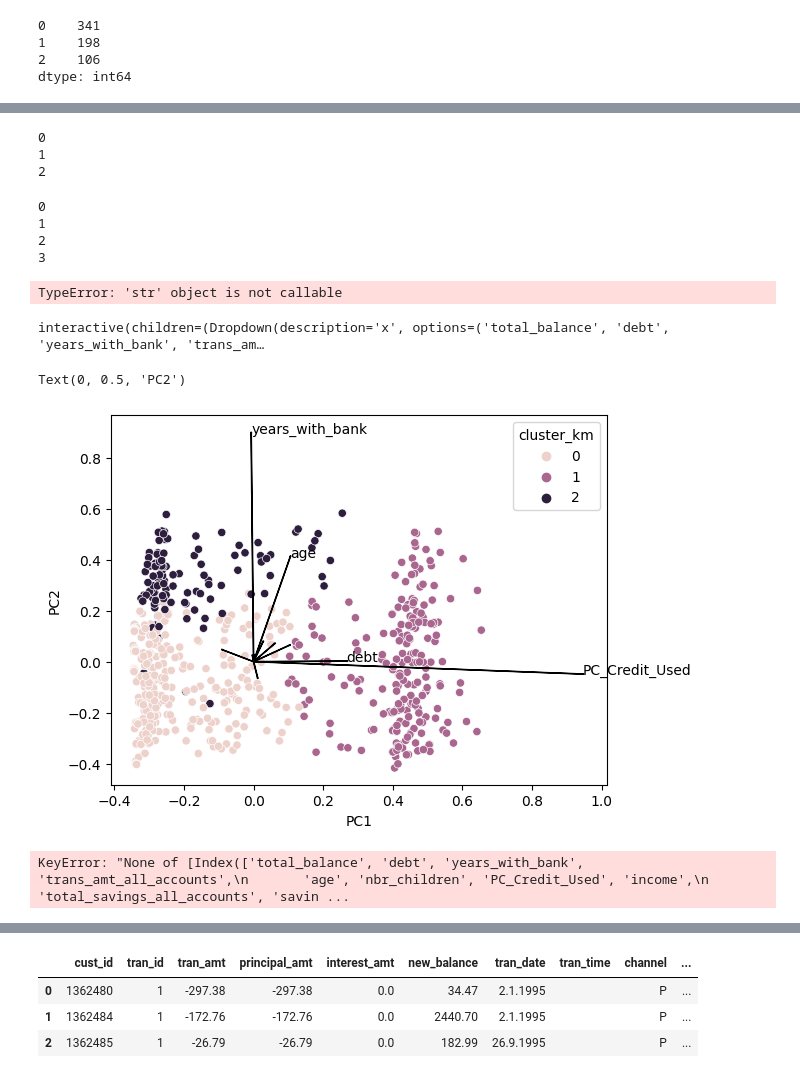
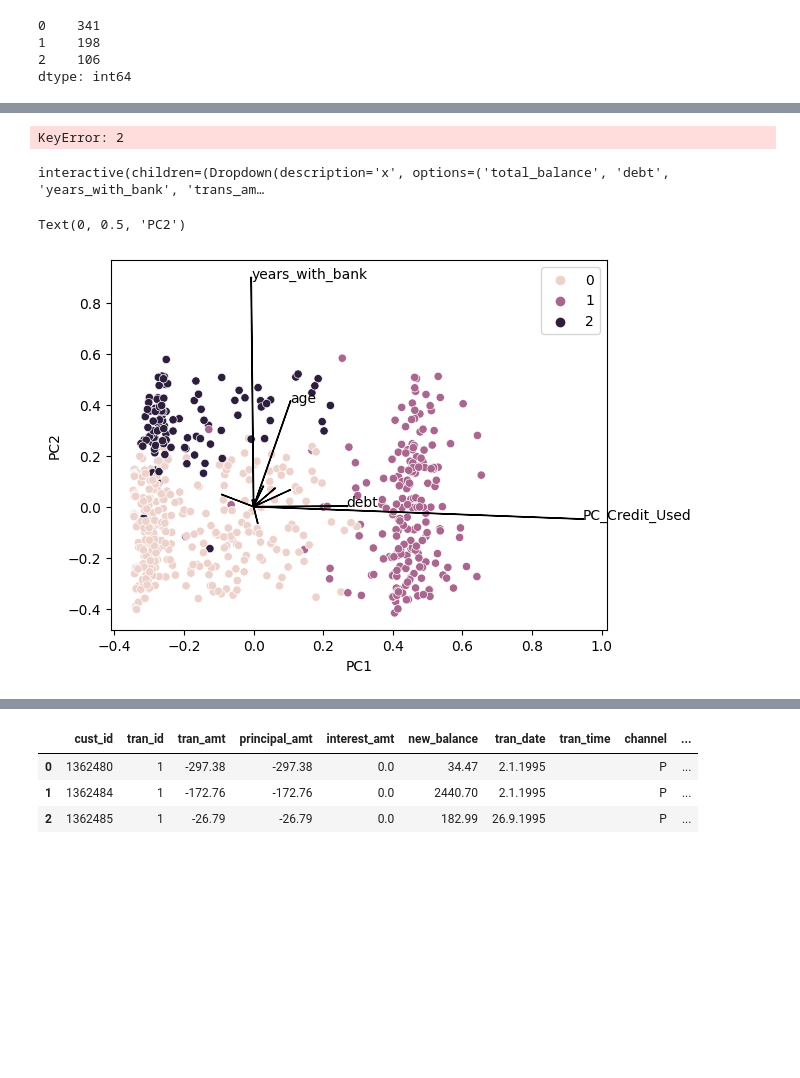
Before and after one commit to silvhua-Lighthouse/mini-project-III, a Jupyter notebook: mini-project-III.ipynb, the cells around one changed output, grey strips where cells are left out. Cells and saved outputs as stored; diff of their text form; code cells hidden in the pictures; blank space fills up the shorter version.

```diff
--- a/mini-project-III.ipynb
+++ b/mini-project-III.ipynb
@@ -1418,44 +1411,36 @@ fig.update_layout(title='Median values of AC Clusters',
 fig.show()
 # %%
 # # 2022-10-13 19:17 Failed attempt at radar Scatter plot
-df=modelData.transpose()[[0,1,2,3]].reset_index()
-fig = go.Figure()
-for customer in range(1,df.shape[1]-1):
-    print(df.columns.to_list()[customer])
-    fig.add_trace(
-        go.Scatterpolar(r=df[customer], theta=df['index'],))
-        # color='cluster_km')#, symbol="strength", size="frequency",
-        # color_discrete_sequence=px.colors.sequential.Plasma_r)
-fig.show()
+# df=modelData.transpose()[[0,1,2,3]].reset_index()
+# fig = go.Figure()
+# for customer in range(1,df.shape[1]-1):
+#     print(df.columns.to_list()[customer])
+#     fig.add_trace(
+#         go.Scatterpolar(r=df[customer], theta=df['index'],))
+#         # color='cluster_km')#, symbol="strength", size="frequency",
+#         # color_discrete_sequence=px.colors.sequential.Plasma_r)
+# fig.show()
-# %% [output]
-0
-1
-2
 # %%
 # 2022-10-13 19:17 Failed attempt at radar Scatter plot
-df=modelData.transpose()[[0,1,2,3]].reset_index()
-data=[]
-for customer in range(1,df.shape[1]):
-    print(df.columns.to_list()[customer])
-    customerPlot = px.scatter_polar(df,r=df.columns.to_list()[customer], theta='index',)
-        # color='cluster_km')#, symbol="strength", size="frequency",
-        # color_discrete_sequence=px.colors.sequential.Plasma_r)
-    data.append(customerPlot)
-# fig = go.Figure(data=data)
-print(type(data))
-# fig.show()
-df
+# df=modelData.transpose()[[0,1,2,3]].reset_index()
+# data=[]
+# for customer in range(1,df.shape[1]):
+#     print(df.columns.to_list()[customer])
+#     customerPlot = px.scatter_polar(df,r=df.columns.to_list()[customer], theta='index',)
+#         # color='cluster_km')#, symbol="strength", size="frequency",
+#         # color_discrete_sequence=px.colors.sequential.Plasma_r)
+#     data.append(customerPlot)
+# # fig = go.Figure(data=data)
+# print(type(data))
+# # fig.show()
+# df
-# %% [output]
-0
-1
-2
-3
-TypeError: 'str' object is not callable
 # %%
 # how to transpose a dataframe
-test = modelData.loc[:2,:'cluster_km'].transpose().reset_index()
-test.columns[0]
-modelData.transpose()[df.columns.to_list()[0:3]]
+# test = modelData.loc[:2,:'cluster_km'].transpose().reset_index()
+# test.columns[0]
+# modelData.transpose()[df.columns.to_list()[0:3]]
+# %% [output]
+KeyError: 2
 # %%
 # # Plot distribution of variables from model data
 
@@ -1469,36 +1454,33 @@ interactive(children=(Dropdown(description='x', options=('total_balance', 'debt'
 # %%
 # Perform PCA
 from sklearn.decomposition import PCA
 
 pca = PCA(n_components=2)
 
 pca.fit(modelData[categories]) # Name of dataframe here; remove cluster columns
 data_pca = pca.transform(modelData[categories])
 data_pca = pd.DataFrame(data_pca)
 
 # Get the projections ('loadings') of each dimension along each principal component:
 loadings = pd.DataFrame(pca.components_)
 
 # rename the columns from the PCA dataframe result
 loadings.columns = modelData[categories].columns
 
 # To plot the raw data along with the loading plot, scale the raw data down:
 xscale = 1/(data_pca[0].max()-data_pca[0].min())
 yscale = 1/(data_pca[1].max()-data_pca[1].min())
 # Make the plots
-sns.scatterplot(x=data_pca[0]*xscale,y=data_pca[1]*yscale,hue=modelData['cluster_km'])
+fig, ax = plt.subplots()
+fig = sns.scatterplot(x=data_pca[0]*xscale,y=data_pca[1]*yscale,hue=modelData['cluster_ac'].values,ax=ax)
 for feature, vector in loadings.items():
     # Plot each feature using the two principal components as axes
     plt.arrow(0,0,vector[0],vector[1])
     # Label each arrow at the tip of the line
     if (vector[0] > loadings.loc[0,:].mean()) | (vector[1] > loadings.loc[1,:].mean()):
         plt.text(vector[0],vector[1],feature)
 plt.xlabel('PC1')
 plt.ylabel('PC2')
 # %% [output]
 Text(0, 0.5, 'PC2')
-[figure, old version]
+[figure, new version]
-# %%
-dataSecondAnalaysis = customer_data[columnsToKeep]
-# %% [output]
-KeyError: "None of [Index(['total_balance', 'debt', 'years_with_bank', 'trans_amt_all_accounts',\n       'age', 'nbr_children', 'PC_Credit_Used', 'income',\n       'total_savings_all_accounts', 'savin ...
```
Also changed, not shown: parts of 37 cells of this notebook.
